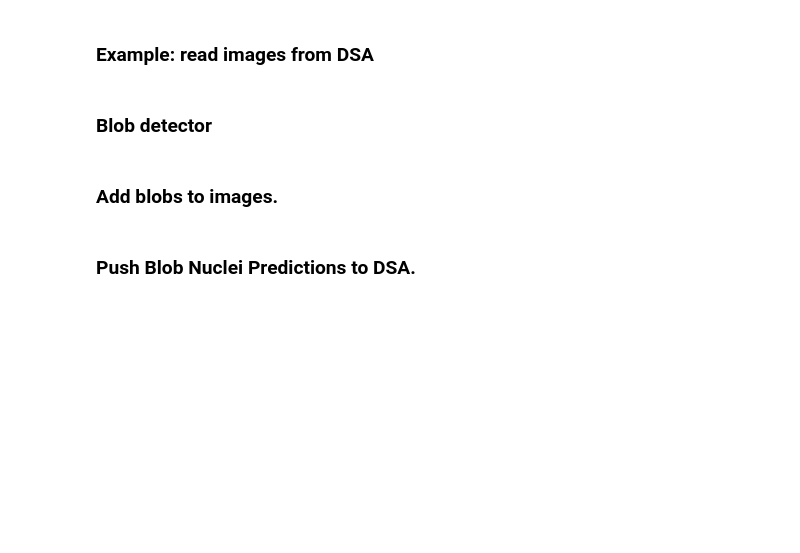
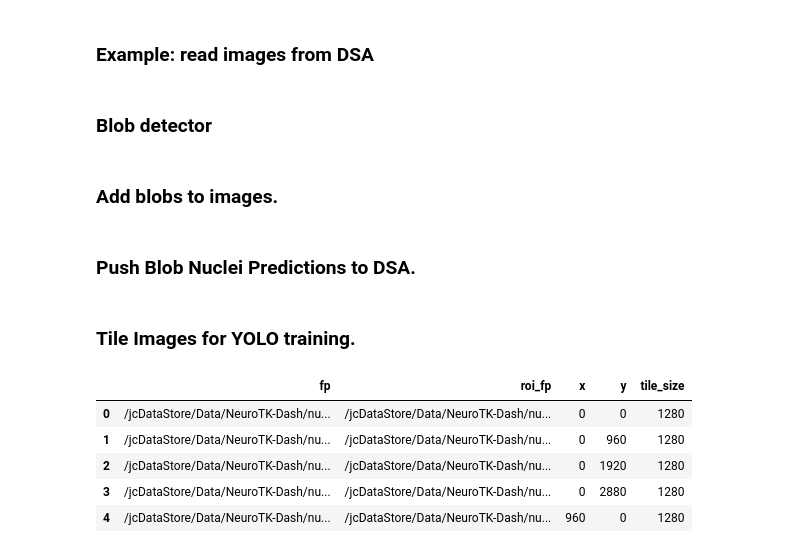
Before and after one commit to dgutman/NeuroTK-Dash, a Jupyter notebook: algorithms/nuclei-detection/devel.ipynb, the cells around one changed output. Cells and saved outputs as stored; diff of their text form; code cells hidden in the pictures; blank space fills up the shorter version.

Commit message:
nuclei yolo models

```diff
--- a/algorithms/nuclei-detection/devel.ipynb
+++ b/algorithms/nuclei-detection/devel.ipynb
@@ -12,6 +19,7 @@ sys.path.append('../..')
 API_URL ='http://glasslab.neurology.emory.edu:8080/api/v1'
 EXAMPLE_ITEM_ID = '65088a859a8ab9ec771ba6b3'
 USER = 'jvizcar'
+SAVE_DIR = '/jcDataStore/Data/NeuroTK-Dash/nuclei-detection/'
 # %% [markdown]
 ### Example: read images from DSA
 # %%
@@ -353,3 +358,29 @@ for item in tqdm(list(gc.listItem('650887979a8ab9ec771ba678'))):
                     'elements': elements
                 }
             )
+# %% [markdown]
+### Tile Images for YOLO training.
+# %%
+# Get the list of images.
+fps = glob(join(SAVE_DIR, 'images/*.png'))
+
+tiles_dir = join(SAVE_DIR, 'tiles')
+
+tiles_df = tile_roi_with_labels_wrapper(
+    fps,
+    tiles_dir,
+    tile_size=1280,
+    stride=960,
+    fill=0,
+    notebook=True,
+    grayscale=True
+)
+
+tiles_df.head()
+# %% [output]
+|  | fp | roi_fp | x | y | tile_size |
+| 0 | /jcDataStore/Data/NeuroTK-Dash/nu... | /jcDataStore/Data/NeuroTK-Dash/nu... | 0 | 0 | 1280 |
+| 1 | /jcDataStore/Data/NeuroTK-Dash/nu... | /jcDataStore/Data/NeuroTK-Dash/nu... | 0 | 960 | 1280 |
+| 2 | /jcDataStore/Data/NeuroTK-Dash/nu... | /jcDataStore/Data/NeuroTK-Dash/nu... | 0 | 1920 | 1280 |
+| 3 | /jcDataStore/Data/NeuroTK-Dash/nu... | /jcDataStore/Data/NeuroTK-Dash/nu... | 0 | 2880 | 1280 |
+| 4 | /jcDataStore/Data/NeuroTK-Dash/nu... | /jcDataStore/Data/NeuroTK-Dash/nu... | 960 | 0 | 1280 |
```
Also changed, not shown: parts of 4 cells of this notebook, 3 other files.
